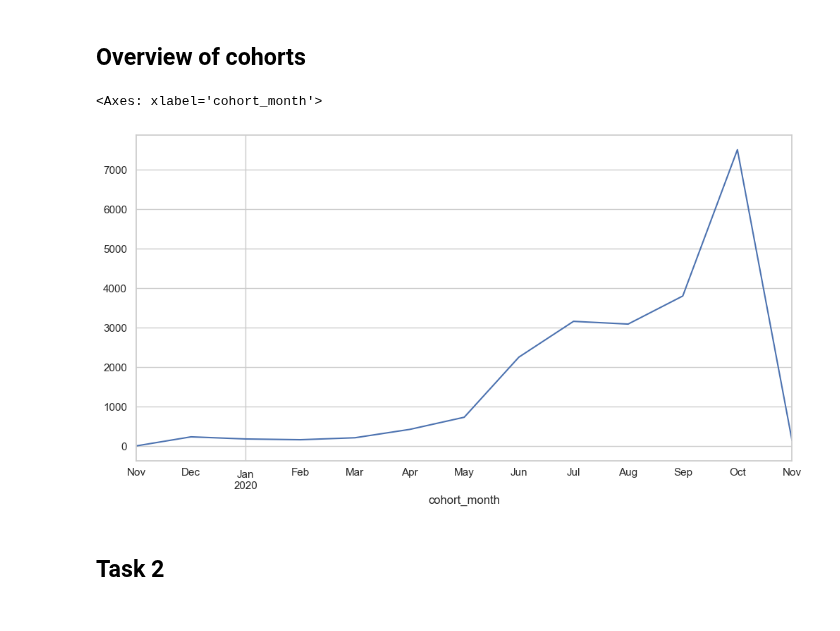
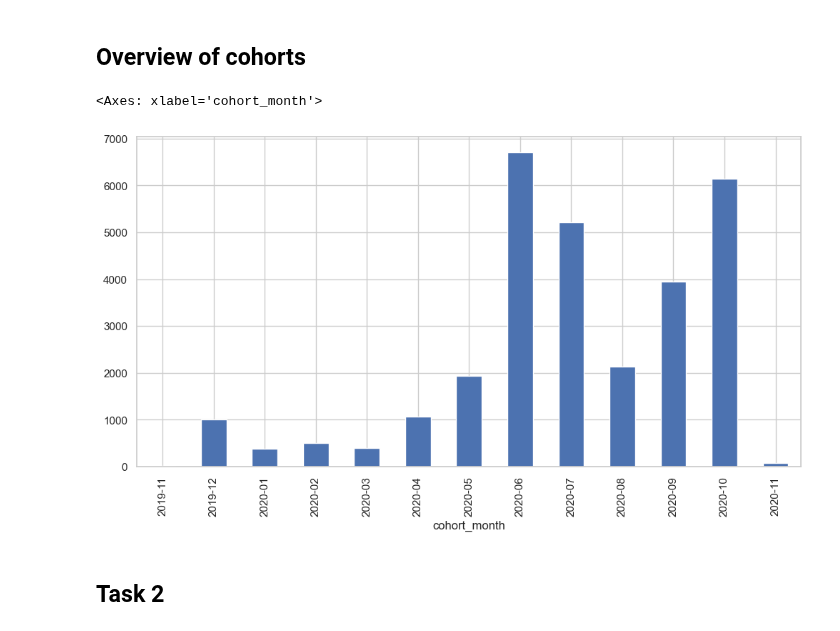
Before and after one commit to gfkpth/project-1-ironhack-payments-2-en, a Jupyter notebook: notebook/notebook.ipynb, the cells around one changed output. Drawn from its saved outputs; the diff is of its cells as text; code cells hidden in the pictures.

Commit message:
fixed cohort

```diff
--- a/notebook/notebook.ipynb
+++ b/notebook/notebook.ipynb
@@ -574,8 +574,13 @@ cashRequest_cp['cohort_month'] = cashRequest_cp['created_at'].dt.to_period('M')
 cashRequest_cp = cashRequest.copy()
 
 #add cohort month-assigns each row to a monthly cohort based on when the request was created (above)
-    #basically this just adds another column in the excel sheet called "cohort_month"
-cashRequest_cp['cohort_month'] = cashRequest_cp['created_at'].dt.to_period('M')
+    #basically this just adds another column in the excel sheet called "cohort"
+cashRequest_cp['created_month'] = cashRequest_cp['created_at'].dt.to_period('M')
+cashRequest_cp['cohort'] = (
+    cashRequest_cp
+    .groupby('user_id')['created_month']
+    .transform('min')  # the user's first month
+)
 
 # Merge revenue info from fees:
     #1. make smaller version of the fees DF that has: which cash_request_id was charged, how much was charged (total_amount)
@@ -588,10 +593,10 @@ cashRequest_cp = cashRequest_cp.merge(fees_cp, on="id", how="left")
 # Add request month column to cashrequstcp: tracks when each cash request was made (monthly) and allows for 2D table;
     #request_month is specific to each cash request so its specific to each transaction! It can repeat if users make multipe requests each month and it can very for the same user in different months.
         #we need this to analyze the total revenue generated by each cohort OVER MONTHS. WIthout it we only know the revenue from each cohort!
-    #cohort_month is specific to each user and doesnt change across rows for the same user. We need this to group users into cohorts.
+    #cohort is specific to each user and doesnt change across rows for the same user. We need this to group users into cohorts.
     #2D table: #rows (when joined-cohort, columns-when request was made, values-revenue in that month)
-    #allows you to analyze how revenue changes over time for each group of created_at (the cohort_month)
-cashRequest_cp["request_month"] = cashRequest_cp["created_at"].dt.to_period("M")\
+    #allows you to analyze how revenue changes over time for each group of created_at (the cohort)
+cashRequest_cp["request_month"] = cashRequest_cp["created_at"].dt.to_period("M")
 # %%
 ##3. **Revenue Generated by the Cohort:** Calculate the total revenue generated by each cohort over months to assess the financial impact of user behavior.
 
@@ -818,12 +822,12 @@ Most common cash advance requests were for 100€, followed by 50€ and some 25
 # %%
 
 # This groupes the data by the newly generated column and takes the count of cashrequest that happened in eacht period
-time_plot_data = cashRequest_cp.groupby('cohort_month')['user_id'].count()
+time_plot_data = cashRequest_cp.groupby('cohort')['user_id'].count()
 # print(time_plot_data)
-time_plot_data.plot(kind='line')
+time_plot_data.plot(kind='bar')
 # %% [output]
 <Axes: xlabel='cohort_month'>
-[figure, old version]
+[figure, new version]
 # %% [markdown]
 ## Task 2
 # %%
```
Also changed, not shown: parts of 4 cells of this notebook.
